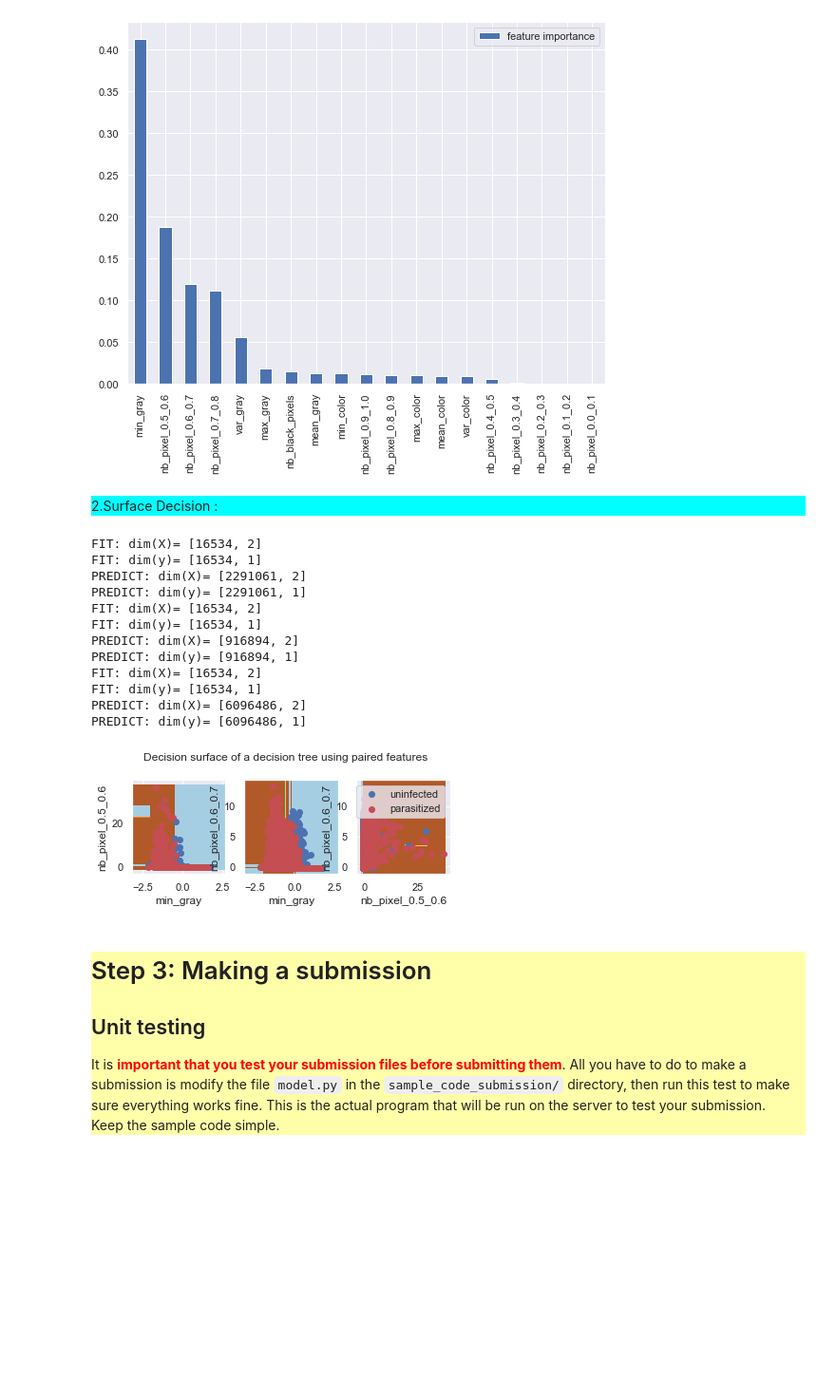
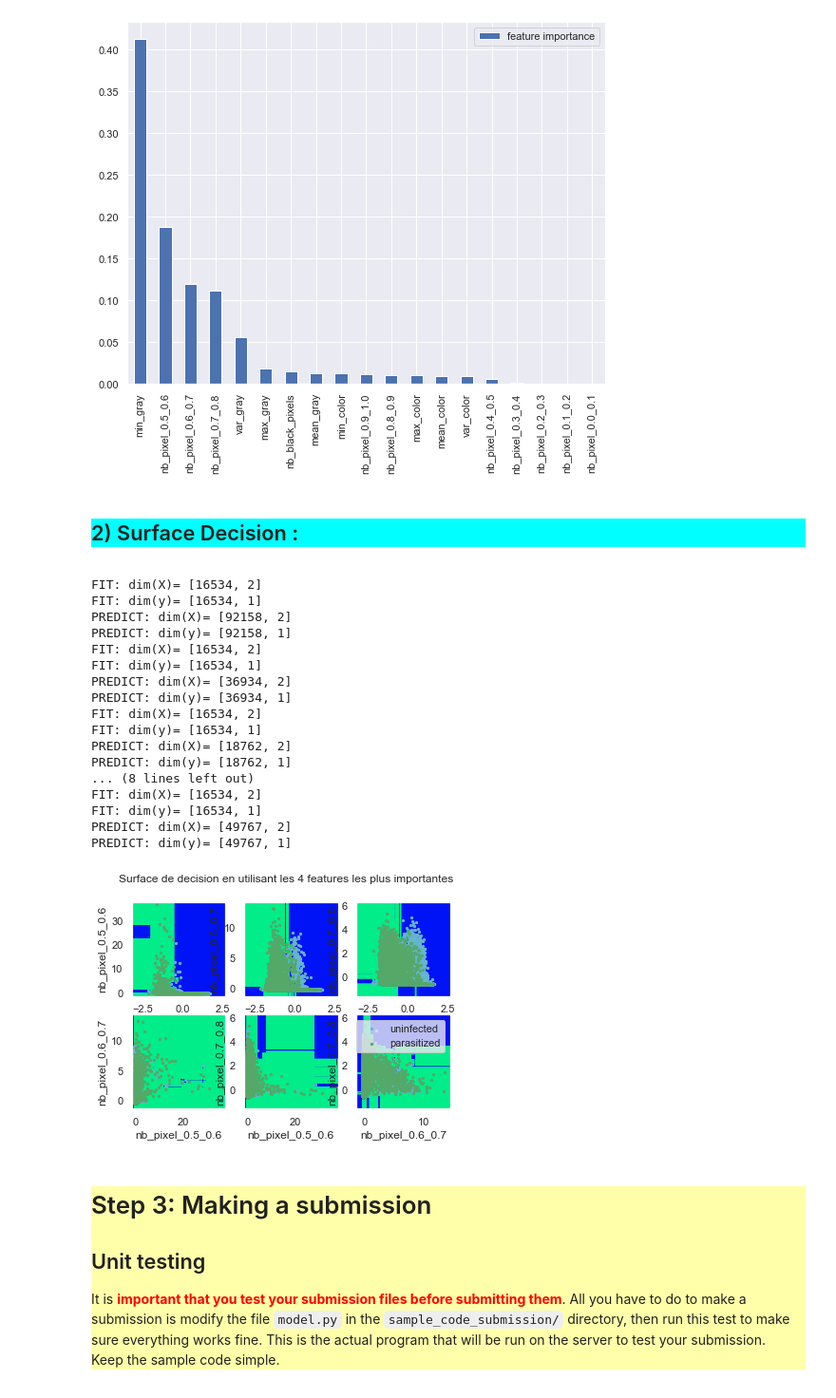
Before and after one commit to PhamAlexT/MOSQUITO, a Jupyter notebook: starting_kit/README_visualization.ipynb, the cells around one changed output. Shown at 95% size. Drawn from its saved outputs; the diff is of its cells as text; code cells hidden in the pictures; blank space fills up the shorter version.

```diff
--- a/starting_kit/README_visualization.ipynb
+++ b/starting_kit/README_visualization.ipynb
@@ -554,6 +727,6 @@ plt.show()
 [figure]
 # %% [markdown]
 <div style="background:#00FFFF">
-2.Surface Decision :
+    <h2>2) Surface Decision : </h2>
 </div>
 # %%
@@ -564,70 +739,75 @@ df_4feat = df_4feat[col_sel]
 # %%
 # Parameters
 n_classes = 2
-plot_colors = "br"
-plot_step = 0.01
+plot_colors = "cg"
+plot_step = 0.05
 
 dn_4feat = df_4feat.to_numpy()
 
+#create list to enumerate paired features
 l = []
 
-for i in range (3):
-    for j in range (i+1,3):
+for i in range (4):
+    for j in range (i+1,4):
         l.append([i,j])
 
 for pairidx, pair in enumerate(l):
-    # We only take the two corresponding features
+    # paired features
     X = dn_4feat[:, pair]
     y = D.data['Y_train']
 
     # Standardize
     mean = X.mean(axis=0)
     std = X.std(axis=0)
     X = (X - mean) / std
 
     # Train
-    clf = M.fit(X, y)
+    classif = M.fit(X, y)
 
-    # Plot the decision boundary
+    # Plot the decision surface !
     plt.subplot(2, 3, pairidx + 1)
 
     x_min, x_max = X[:, 0].min() - 1, X[:, 0].max() + 1
     y_min, y_max = X[:, 1].min() - 1, X[:, 1].max() + 1
-    xx, yy = np.meshgrid(np.arange(x_min, x_max, plot_step),
-                         np.arange(y_min, y_max, plot_step))
+    xx, yy = np.meshgrid(np.arange(x_min, x_max, plot_step), np.arange(y_min, y_max, plot_step))
 
-    Z = clf.predict(np.c_[xx.ravel(), yy.ravel()])
+    Z = classif.predict(np.c_[xx.ravel(), yy.ravel()])
     Z = Z.reshape(xx.shape)
-    cs = plt.contourf(xx, yy, Z, cmap=plt.cm.Paired)
+    cs = plt.contourf(xx, yy, Z, cmap='winter')
 
     plt.xlabel(col_sel[pair[0]])
     plt.ylabel(col_sel[pair[1]])
     plt.axis("tight")
 
-    # Plot the training points
+
+    # Plot the training points (optionnel)
     for i, color in zip(range(n_classes), plot_colors):
         idx = np.where(y == i)
-        plt.scatter(X[idx, 0], X[idx, 1], c=color, label=data.target[i],
-                    cmap=plt.cm.Paired)
+        plt.scatter(X[idx, 0], X[idx, 1], c=color, label=data.target[i],s=5)
+    plt.axis("tight")
 
-    plt.axis("tight")
-plt.suptitle("Decision surface of a decision tree using paired features")
+plt.suptitle("Surface de decision en utilisant les 4 features les plus importantes")
 plt.legend()
 plt.show()
 # %% [output]
 FIT: dim(X)= [16534, 2]
 FIT: dim(y)= [16534, 1]
-PREDICT: dim(X)= [2291061, 2]
-PREDICT: dim(y)= [2291061, 1]
+PREDICT: dim(X)= [92158, 2]
+PREDICT: dim(y)= [92158, 1]
 FIT: dim(X)= [16534, 2]
 FIT: dim(y)= [16534, 1]
-PREDICT: dim(X)= [916894, 2]
-PREDICT: dim(y)= [916894, 1]
+PREDICT: dim(X)= [36934, 2]
+PREDICT: dim(y)= [36934, 1]
 FIT: dim(X)= [16534, 2]
 FIT: dim(y)= [16534, 1]
-PREDICT: dim(X)= [6096486, 2]
-PREDICT: dim(y)= [6096486, 1]
+PREDICT: dim(X)= [18762, 2]
+PREDICT: dim(y)= [18762, 1]
+... (8 lines left out)
+FIT: dim(X)= [16534, 2]
+FIT: dim(y)= [16534, 1]
+PREDICT: dim(X)= [49767, 2]
+PREDICT: dim(y)= [49767, 1]
-[figure, old version]
+[figure, new version]
 # %% [markdown]
 
 
```
Also changed, not shown: parts of 44 cells of this notebook.
